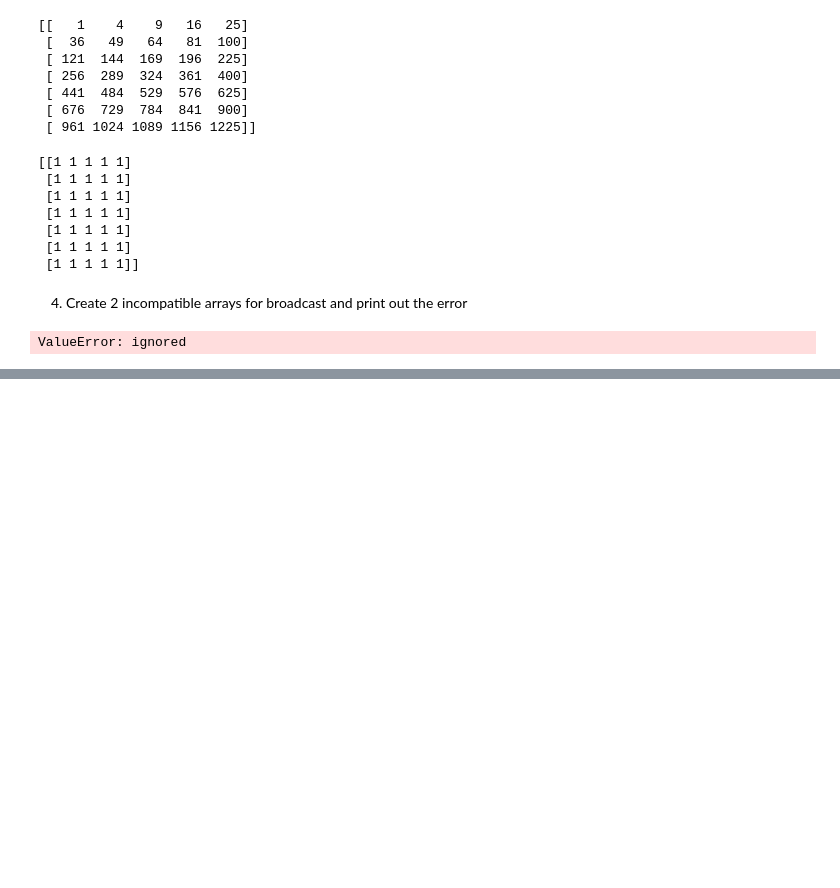
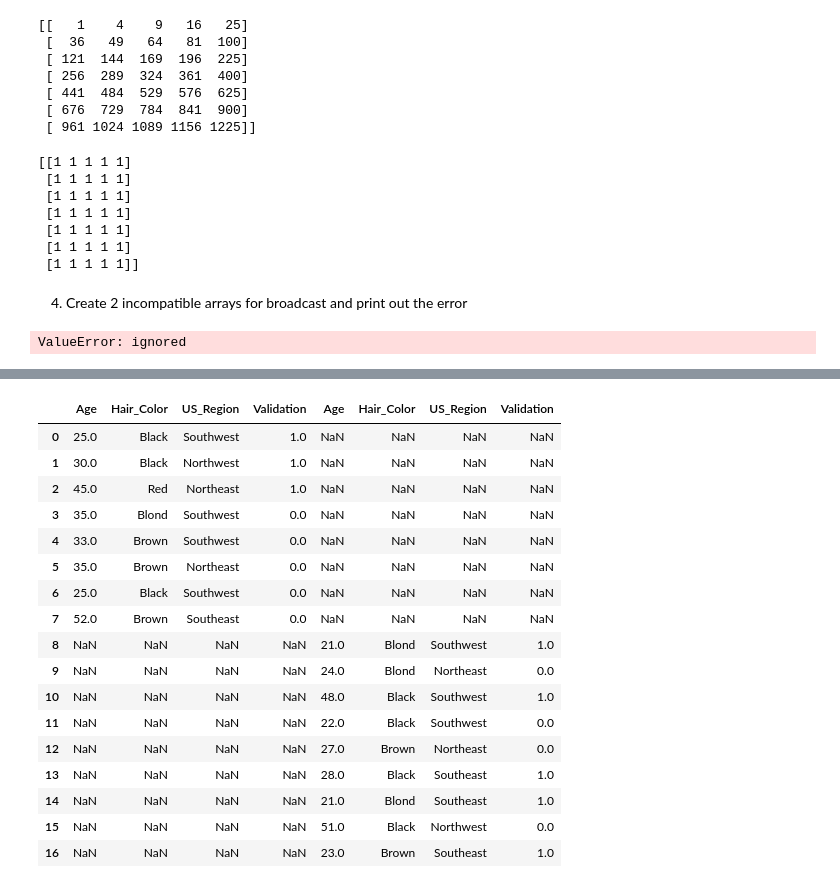
Before and after one commit to venkatesh-manikumar/Datascience-Assignments, a Jupyter notebook: Numpy_Pandas_Assignment.ipynb, the cells around one changed output, grey strips where cells are left out. Cells and saved outputs as stored; diff of their text form; code cells hidden in the pictures; blank space fills up the shorter version.

```diff
--- a/Numpy_Pandas_Assignment.ipynb
+++ b/Numpy_Pandas_Assignment.ipynb
@@ -100,0 +313,7 @@ ValueError: ignored
+# %%
+data = dict(Age=[25,30,45,35,33,35,25,52,21,24,48,22,27,28,21,51,23],
+Hair_Color=['Black','Black','Red','Blond','Brown','Brown','Black','Brown', 'Blond','Blond','Black','Black','Brown','Black','Blond','Black','Brown'],
+US_Region=['Southwest','Northwest','Northeast','Southwest','Southwest','Northeast','Southwest','Southeast','Southwest','Northeast','Southwest','Southwest','Northeast','Southeast','Southeast','Northwest','Southeast'],
+Validation=[1,1,1,0,0,0,0,0,1,0,1,0,0,1,1,0,1])
+
+data_points = pd.DataFrame(data)
@@ -100,0 +378,8 @@ ValueError: ignored
+# %%
+half_count = len(data_points)//2
+
+df1_left = data_points.iloc[:half_count , :]
+
+df2_right = data_points.iloc[half_count: , :]
+
+pd.concat([df1_left,df2_right] , axis=0)
@@ -100,0 +405,21 @@ ValueError: ignored
+# %%
+pd.concat([df1_left,df2_right] , axis=1)
+# %% [output]
+|  | Age | Hair_Color | US_Region | Validation | Age | Hair_Color | US_Region | Validation |
+| 0 | 25.0 | Black | Southwest | 1.0 | NaN | NaN | NaN | NaN |
+| 1 | 30.0 | Black | Northwest | 1.0 | NaN | NaN | NaN | NaN |
+| 2 | 45.0 | Red | Northeast | 1.0 | NaN | NaN | NaN | NaN |
+| 3 | 35.0 | Blond | Southwest | 0.0 | NaN | NaN | NaN | NaN |
+| 4 | 33.0 | Brown | Southwest | 0.0 | NaN | NaN | NaN | NaN |
+| 5 | 35.0 | Brown | Northeast | 0.0 | NaN | NaN | NaN | NaN |
+| 6 | 25.0 | Black | Southwest | 0.0 | NaN | NaN | NaN | NaN |
+| 7 | 52.0 | Brown | Southeast | 0.0 | NaN | NaN | NaN | NaN |
+| 8 | NaN | NaN | NaN | NaN | 21.0 | Blond | Southwest | 1.0 |
+| 9 | NaN | NaN | NaN | NaN | 24.0 | Blond | Northeast | 0.0 |
+| 10 | NaN | NaN | NaN | NaN | 48.0 | Black | Southwest | 1.0 |
+| 11 | NaN | NaN | NaN | NaN | 22.0 | Black | Southwest | 0.0 |
+| 12 | NaN | NaN | NaN | NaN | 27.0 | Brown | Northeast | 0.0 |
+| 13 | NaN | NaN | NaN | NaN | 28.0 | Black | Southeast | 1.0 |
+| 14 | NaN | NaN | NaN | NaN | 21.0 | Blond | Southeast | 1.0 |
+| 15 | NaN | NaN | NaN | NaN | 51.0 | Black | Northwest | 0.0 |
+| 16 | NaN | NaN | NaN | NaN | 23.0 | Brown | Southeast | 1.0 |
```
Also changed, not shown: parts of 29 cells of this notebook.
